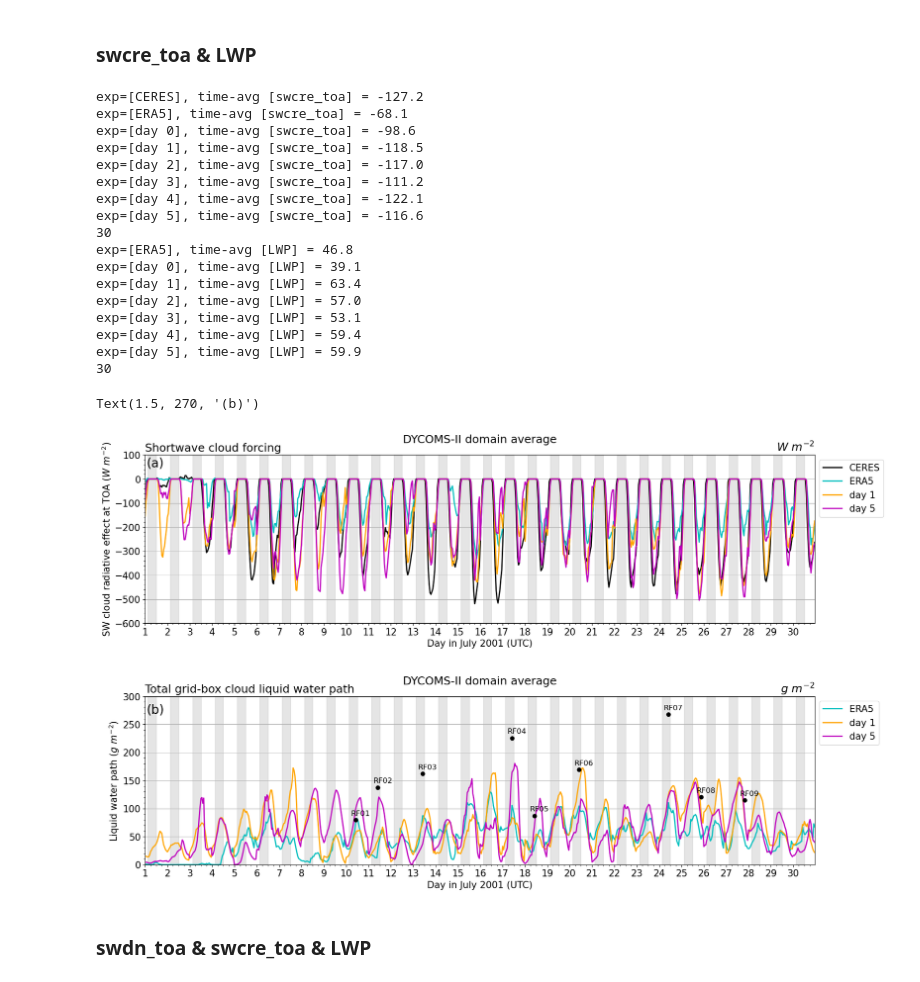
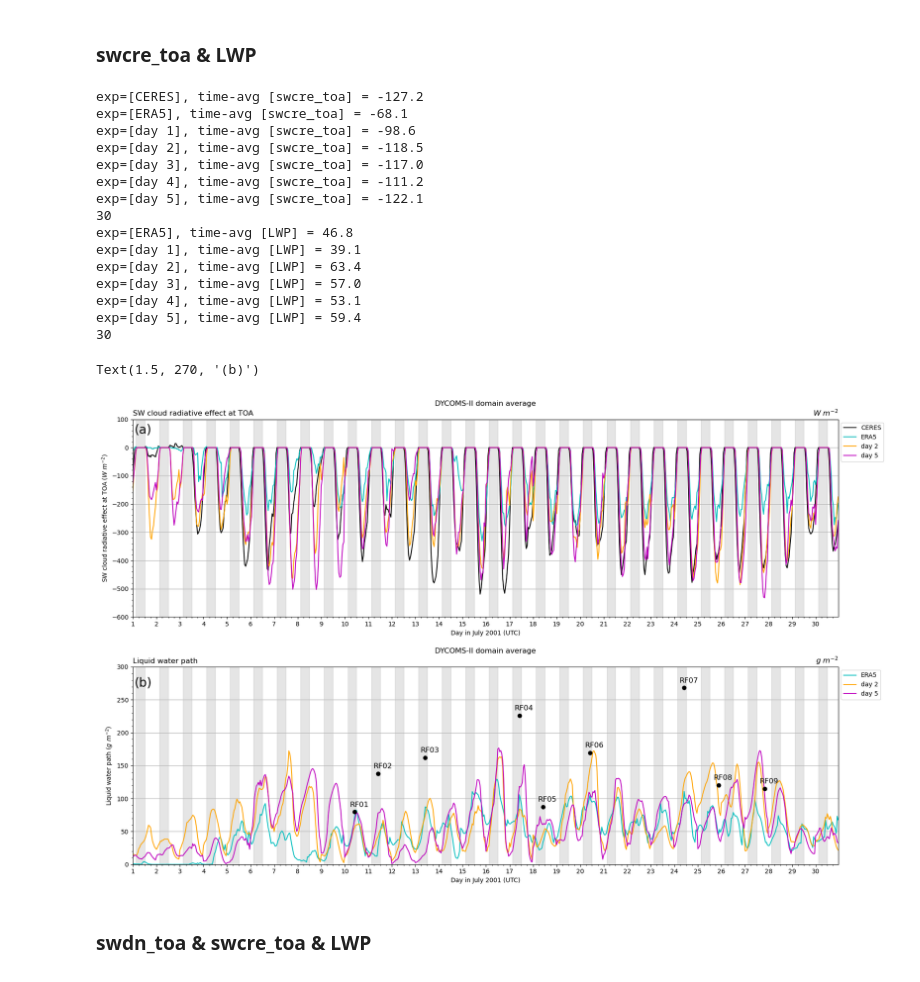
Before and after one commit to yihsuanchen/TaiESM1_Sc_diag, a Jupyter notebook: hindcast/plot/fig02_plot-xy_series_SWCRE_LWP.ipynb, the cells around one changed output. Drawn from its saved outputs; the diff is of its cells as text; code cells hidden in the pictures.

Commit message:
change lead_day to dayN_ensemble

```diff
--- a/hindcast/plot/fig02_plot-xy_series_SWCRE_LWP.ipynb
+++ b/hindcast/plot/fig02_plot-xy_series_SWCRE_LWP.ipynb
@@ -202,11 +202,11 @@ if (do_test):
 # %% [markdown]
 ### Read TaiESM hindcast simulation data
 # %%
-def read_TaiESM1_hindcast_var (varname_am4, lead_day,
+def read_TaiESM1_hindcast_var (varname_am4, dayN,
                                region="DYCOMS",
                                choice="TaiESM1_July01_30_2d_1hr",varname="FSNTOA"):
 
-    da_taiesm = read_data.read_TaiESM1_hindcast_data(choice, lead_day)
+    da_taiesm = read_data.read_TaiESM1_hindcast_data(choice, dayN)
 
     if (varname_am4 == "swcre_toa"):
         varname1 = "SWCF"  # clear-sky
@@ -238,7 +238,7 @@ do_test=False
 if (do_test):
     varname_am4 = "LWP"
 
-    var2_taiesm = read_TaiESM1_hindcast_var(varname_am4, lead_day=5)
+    var2_taiesm = read_TaiESM1_hindcast_var(varname_am4, dayN=5)
 
 #var2_taiesm.values
 # %% [markdown]
@@ -459,19 +463,19 @@ def plot_xy_series(ax, varname_am4, region="DYCOMS",
     #--- read vaiables
     var_ceres_ijavg = read_ceres_var(varname_am4)
     var_era5_ijavg = read_era5_var(varname_am4)
-    var_taiesm_ld0 = read_TaiESM1_hindcast_var(varname_am4, lead_day=0)
-    var_taiesm_ld1 = read_TaiESM1_hindcast_var(varname_am4, lead_day=1)
-    var_taiesm_ld2 = read_TaiESM1_hindcast_var(varname_am4, lead_day=2)
-    var_taiesm_ld3 = read_TaiESM1_hindcast_var(varname_am4, lead_day=3)
-    var_taiesm_ld4 = read_TaiESM1_hindcast_var(varname_am4, lead_day=4)
-    var_taiesm_ld5 = read_TaiESM1_hindcast_var(varname_am4, lead_day=5)
+    #var_taiesm_ld0 = read_TaiESM1_hindcast_var(varname_am4, dayN=0)
+    var_taiesm_ld1 = read_TaiESM1_hindcast_var(varname_am4, dayN=1)
+    var_taiesm_ld2 = read_TaiESM1_hindcast_var(varname_am4, dayN=2)
+    var_taiesm_ld3 = read_TaiESM1_hindcast_var(varname_am4, dayN=3)
+    var_taiesm_ld4 = read_TaiESM1_hindcast_var(varname_am4, dayN=4)
+    var_taiesm_ld5 = read_TaiESM1_hindcast_var(varname_am4, dayN=5)
 
     #--- set style
     style_ceres = 'k-'; label_ceres = "CERES"
     style_era5 = 'c-' ; label_era5  = "ERA5"
-    style_taiesm1_ld0 = 'r-'; label_taiesm1_ld0 = "day 0"
-    style_taiesm1_ld1 = 'orange'; label_taiesm1_ld1 = "day 1"
-    style_taiesm1_ld2 = 'g-'; label_taiesm1_ld2 = "day 2"
+    #style_taiesm1_ld0 = 'r-'; label_taiesm1_ld0 = "day 0"
+    style_taiesm1_ld1 = 'g-'; label_taiesm1_ld1 = "day 1"
+    style_taiesm1_ld2 = 'orange'; label_taiesm1_ld2 = "day 2"
     style_taiesm1_ld3 = 'b-'; label_taiesm1_ld3 = "day 3"
     style_taiesm1_ld4 = 'y-'; label_taiesm1_ld4 = "day 4"
     style_taiesm1_ld5 = 'm-'; label_taiesm1_ld5 = "day 5"
@@ -480,19 +484,19 @@ def plot_xy_series(ax, varname_am4, region="DYCOMS",
     if (do_plot_ceres): ax.plot(tt, var_ceres_ijavg, style_ceres, label=label_ceres)
     ax.plot(tt, var_era5_ijavg, style_era5, label=label_era5)
     #ax.plot(tt, var_taiesm_ld0, style_taiesm1_ld0, label=label_taiesm1_ld0)
-    ax.plot(tt, var_taiesm_ld1, style_taiesm1_ld1, label=label_taiesm1_ld1)
-    #ax.plot(tt, var_taiesm_ld2, style_taiesm1_ld2, label=label_taiesm1_ld2)
+    #ax.plot(tt, var_taiesm_ld1, style_taiesm1_ld1, label=label_taiesm1_ld1)
+    ax.plot(tt, var_taiesm_ld2, style_taiesm1_ld2, label=label_taiesm1_ld2)
     #ax.plot(tt, var_taiesm_ld3, style_taiesm1_ld3, label=label_taiesm1_ld3)
     #ax.plot(tt, var_taiesm_ld4, style_taiesm1_ld4, label=label_taiesm1_ld4)
     ax.plot(tt, var_taiesm_ld5, style_taiesm1_ld5, label=label_taiesm1_ld5)
 
-    ax_def_xy(ax, var_taiesm_ld0)
+    ax_def_xy(ax, var_taiesm_ld1)
 
     ax.legend(loc='upper left', bbox_to_anchor=(1, 1))
 
     if (do_plot_ceres): compuate_avg(var_ceres_ijavg, varname_am4, name = label_ceres)
     compuate_avg(var_era5_ijavg, varname_am4, name = label_era5)
-    compuate_avg(var_taiesm_ld0, varname_am4, name = label_taiesm1_ld0)
+    #compuate_avg(var_taiesm_ld0, varname_am4, name = label_taiesm1_ld0)
     compuate_avg(var_taiesm_ld1, varname_am4, name = label_taiesm1_ld1)
     compuate_avg(var_taiesm_ld2, varname_am4, name = label_taiesm1_ld2)
     compuate_avg(var_taiesm_ld3, varname_am4, name = label_taiesm1_ld3)
@@ -508,8 +512,8 @@ def plot_xy_series(ax, varname_am4, region="DYCOMS",
 # do_test
 #-----------
 
-do_test=True
-#do_test=False
+#do_test=True
+do_test=False
 
 if (do_test):
     fig, ax = plt.subplots(1,1, figsize=(18, 6))
@@ -609,6 +603,7 @@ plot_datasets = "A_C_M"
 plot_xy_series(ax2, varname_am4)
 #ax2r"Divergence rate ($10^{-6} s^{-1}$)
 ax2.set_title(r"$W \ m^{-2}$", loc='right')
+ax2.set_title(r"SW cloud radiative effect at TOA", loc='left')
 ax2.set_ylabel(r"SW cloud radiative effect at TOA ($W \ m^{-2}$)")
 
 y_min = -600.
@@ -621,46 +616,45 @@ plot_night_shading(ax2, y_bottom = y_min, y_top = y_max)  #--- plot night shadin
 varname_am4 = "LWP"
 plot_datasets = "A_M"
 plot_xy_series(ax3, varname_am4)
 ax3.grid(False, axis = "x")
 ax3.set_title(r"$g \ m^{-2}$", loc='right')
+ax3.set_title(r"Liquid water path", loc='left')
 ax3.set_ylabel(r"Liquid water path ($g \ m^{-2}$)")
 
 lwp_min = 0.
 lwp_max = 300.
 ax3.set_ylim([lwp_min, lwp_max])
 plot_night_shading(ax3, y_bottom = lwp_min, y_top = lwp_max)  #--- plot night shading
 
 #--- plot RFs
 RFs = "July_entrain_RFs"
 plot_DYCOMS_RFs_period(ax3, RFs)
 
 #plot_panel_string([ax2,ax3], fontsize = 20)
 xx = 1.5
 yy_swcre = 50.
 fontsizt_panel = 20
 yy_lwp = 270
 ax2.text(xx, yy_swcre, "(a)", fontsize = fontsizt_panel)
 ax3.text(xx, yy_lwp, "(b)", fontsize = fontsizt_panel)
 # %% [output]
 exp=[CERES], time-avg [swcre_toa] = -127.2
 exp=[ERA5], time-avg [swcre_toa] = -68.1
-exp=[day 0], time-avg [swcre_toa] = -98.6
-exp=[day 1], time-avg [swcre_toa] = -118.5
-exp=[day 2], time-avg [swcre_toa] = -117.0
-exp=[day 3], time-avg [swcre_toa] = -111.2
-exp=[day 4], time-avg [swcre_toa] = -122.1
-exp=[day 5], time-avg [swcre_toa] = -116.6
+exp=[day 1], time-avg [swcre_toa] = -98.6
+exp=[day 2], time-avg [swcre_toa] = -118.5
+exp=[day 3], time-avg [swcre_toa] = -117.0
+exp=[day 4], time-avg [swcre_toa] = -111.2
+exp=[day 5], time-avg [swcre_toa] = -122.1
 30
 exp=[ERA5], time-avg [LWP] = 46.8
-exp=[day 0], time-avg [LWP] = 39.1
-exp=[day 1], time-avg [LWP] = 63.4
-exp=[day 2], time-avg [LWP] = 57.0
-exp=[day 3], time-avg [LWP] = 53.1
-exp=[day 4], time-avg [LWP] = 59.4
-exp=[day 5], time-avg [LWP] = 59.9
+exp=[day 1], time-avg [LWP] = 39.1
+exp=[day 2], time-avg [LWP] = 63.4
+exp=[day 3], time-avg [LWP] = 57.0
+exp=[day 4], time-avg [LWP] = 53.1
+exp=[day 5], time-avg [LWP] = 59.4
 30
 Text(1.5, 270, '(b)')
-[figure, old version]
+[figure, new version]
 # %% [markdown]
 ### swdn_toa & swcre_toa & LWP
 # %%
```
Also changed, not shown: parts of 4 cells of this notebook.
